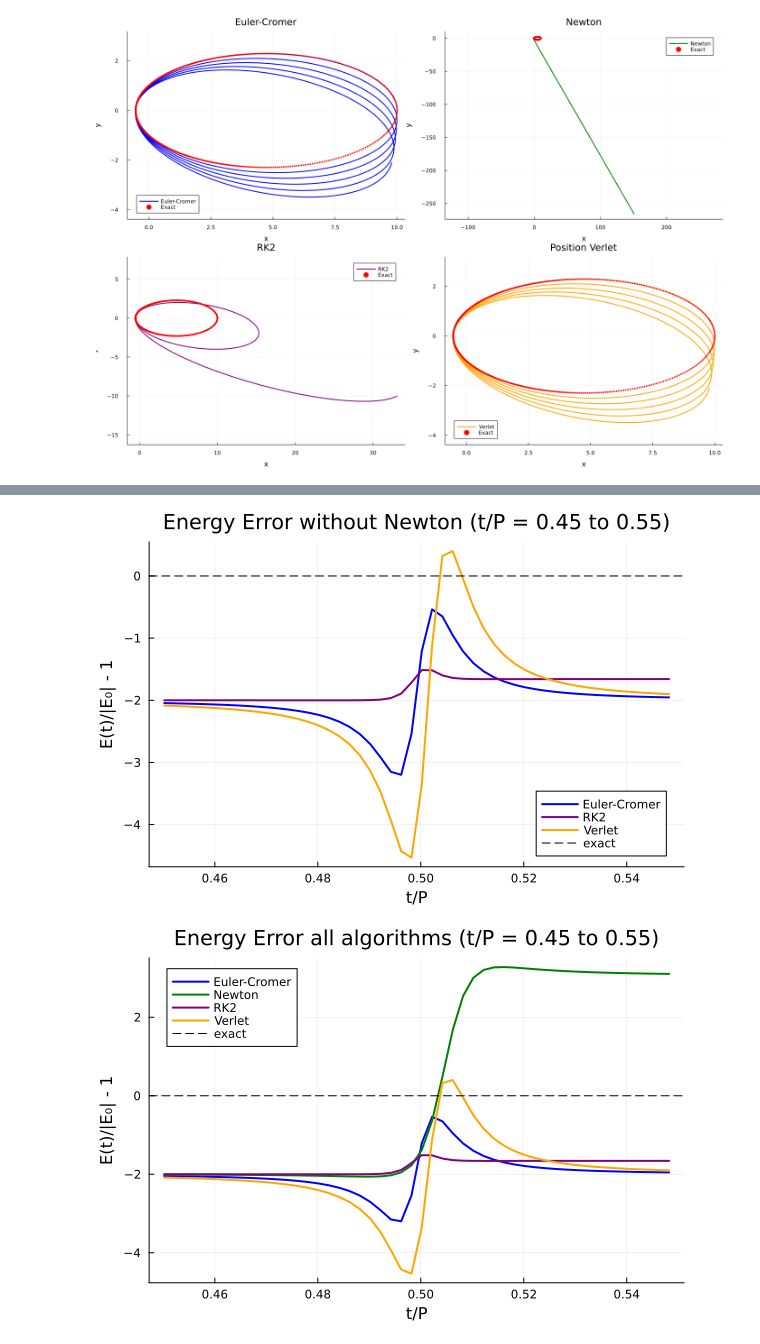
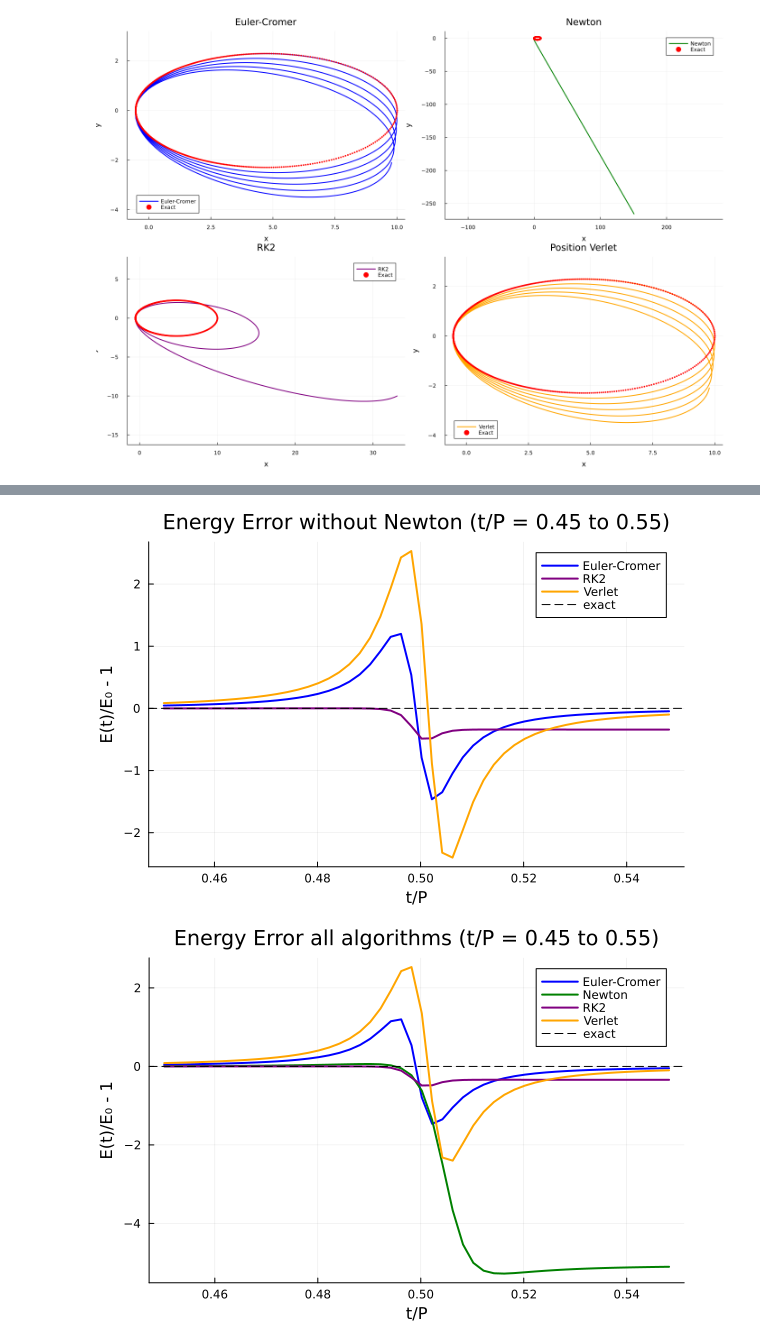
Before and after one commit to Olumayowa-Olowomeye/ModCompPhys, a Jupyter notebook: KeplerianOrbits.ipynb, the cells around one changed output, grey strips where cells are left out. Cells and saved outputs as stored; diff of their text form; code cells hidden in the pictures.

```diff
--- a/KeplerianOrbits.ipynb
+++ b/KeplerianOrbits.ipynb
@@ -240,49 +269,49 @@ t = range(0, 5, length=nsteps)
 mask = 0.45 .≤ t .≤ 0.55
 
 #  Energy error: without Newton
-p_energy_zoom = plot(t[mask], E_cromer[mask] ./ abs(E0) .- 1,
+p_energy_zoom = plot(t[mask], E_cromer[mask] ./ E0 .- 1,
                      label="Euler-Cromer", lw=2, color=:blue,
-                     xlabel="t/P", ylabel="E(t)/|E₀| - 1",
+                     xlabel="t/P", ylabel="E(t)/E₀ - 1",
                      title="Energy Error without Newton (t/P = 0.45 to 0.55)")
-plot!(p_energy_zoom, t[mask], E_rk2[mask]    ./ abs(E0) .- 1, label="RK2",    lw=2, color=:purple)
-plot!(p_energy_zoom, t[mask], E_verlet[mask] ./ abs(E0) .- 1, label="Verlet", lw=2, color=:orange)
+plot!(p_energy_zoom, t[mask], E_rk2[mask]    ./ E0 .- 1, label="RK2",    lw=2, color=:purple)
+plot!(p_energy_zoom, t[mask], E_verlet[mask] ./ E0 .- 1, label="Verlet", lw=2, color=:orange)
 hline!(p_energy_zoom, [0.0], color=:black, ls=:dash, label="exact")
 
 # Energy error: all four
-p_energy_full = plot(t[mask], E_cromer[mask] ./ abs(E0) .- 1,
+p_energy_full = plot(t[mask], E_cromer[mask] ./ E0 .- 1,
                      label="Euler-Cromer", lw=2, color=:blue,
-                     xlabel="t/P", ylabel="E(t)/|E₀| - 1",
+                     xlabel="t/P", ylabel="E(t)/E₀ - 1",
                      title="Energy Error all algorithms (t/P = 0.45 to 0.55)")
-plot!(p_energy_full, t[mask], E_newton[mask] ./ abs(E0) .- 1, label="Newton",  lw=2, color=:green)
-plot!(p_energy_full, t[mask], E_rk2[mask]    ./ abs(E0) .- 1, label="RK2",     lw=2, color=:purple)
-plot!(p_energy_full, t[mask], E_verlet[mask] ./ abs(E0) .- 1, label="Verlet",  lw=2, color=:orange)
+plot!(p_energy_full, t[mask], E_newton[mask] ./ E0 .- 1, label="Newton",  lw=2, color=:green)
+plot!(p_energy_full, t[mask], E_rk2[mask]    ./ E0 .- 1, label="RK2",     lw=2, color=:purple)
+plot!(p_energy_full, t[mask], E_verlet[mask] ./ E0 .- 1, label="Verlet",  lw=2, color=:orange)
 hline!(p_energy_full, [0.0], color=:black, ls=:dash, label="exact")
 
 #Angular momentum: without Newton
 p_angular_zoom = plot(t, L_cromer,
                       label="Euler-Cromer", lw=2, color=:blue,
                       xlabel="t/P", ylabel="L",
                       title="Angular Momentum without Newton")
 plot!(p_angular_zoom, t, L_rk2,    label="RK2",    lw=2, color=:purple)
 plot!(p_angular_zoom, t, L_verlet, label="Verlet",  lw=2, color=:orange)
 hline!(p_angular_zoom, [L_cromer[1]], color=:black, ls=:dash, label="L₀")
 
 #  Angular momentum: all four
 p_angular_full = plot(t, L_cromer,
                       label="Euler-Cromer", lw=2, color=:blue,
                       xlabel="t/P", ylabel="L",
                       title="Angular Momentum all algorithms")
 plot!(p_angular_full, t, L_newton, label="Newton",  lw=2, color=:green)
 plot!(p_angular_full, t, L_rk2,    label="RK2",     lw=2, color=:purple)
 plot!(p_angular_full, t, L_verlet, label="Verlet",  lw=2, color=:orange)
 hline!(p_angular_full, [L_cromer[1]], color=:black, ls=:dash, label="L₀")
 
 display(p_energy_zoom)
 display(p_energy_full)
 display(p_angular_zoom)
 display(p_angular_full)
 # %% [output]
-[figure, old version]
+[figure, new version]
-[figure, old version]
+[figure, new version]
 [figure]
 [figure]
```
Also changed, not shown: parts of 4 cells of this notebook.
